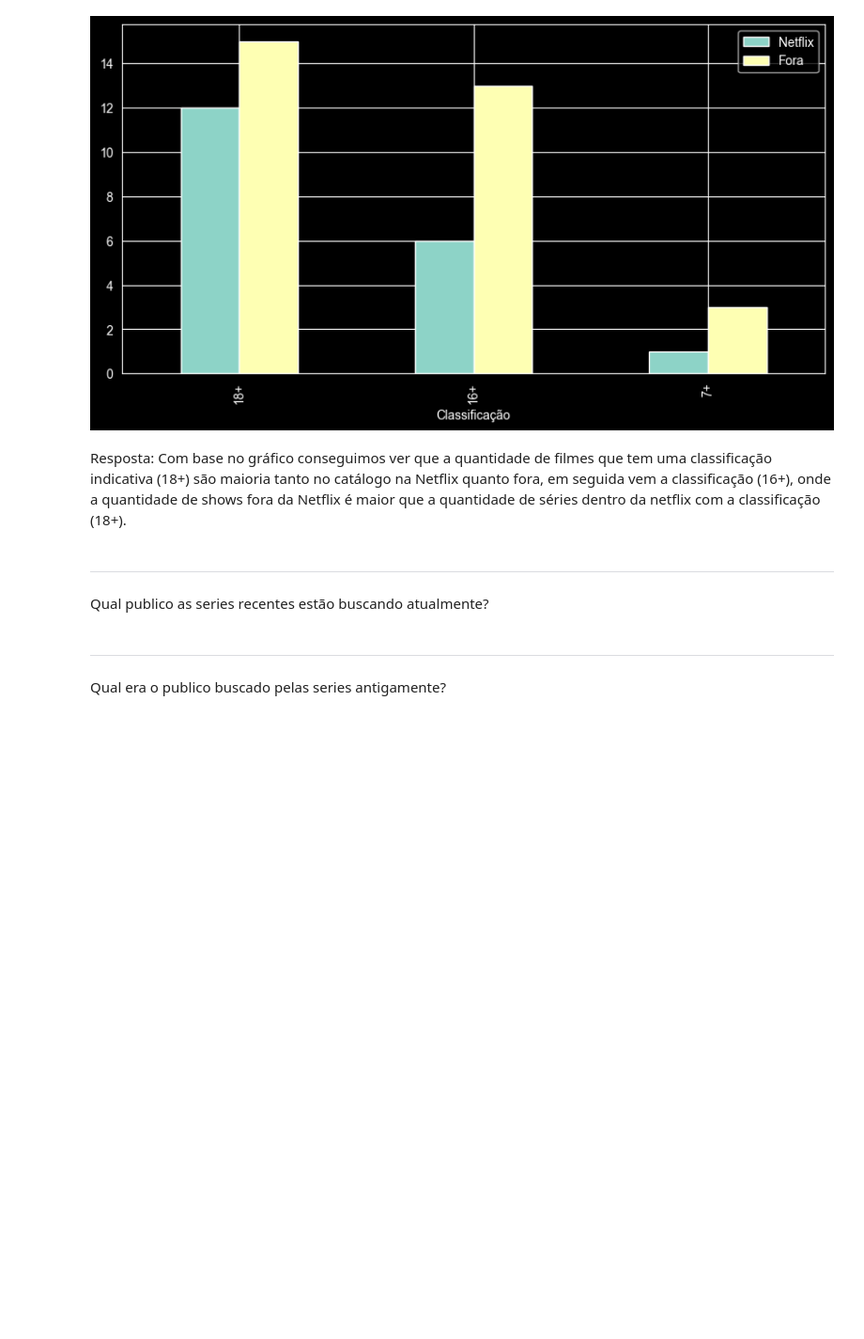
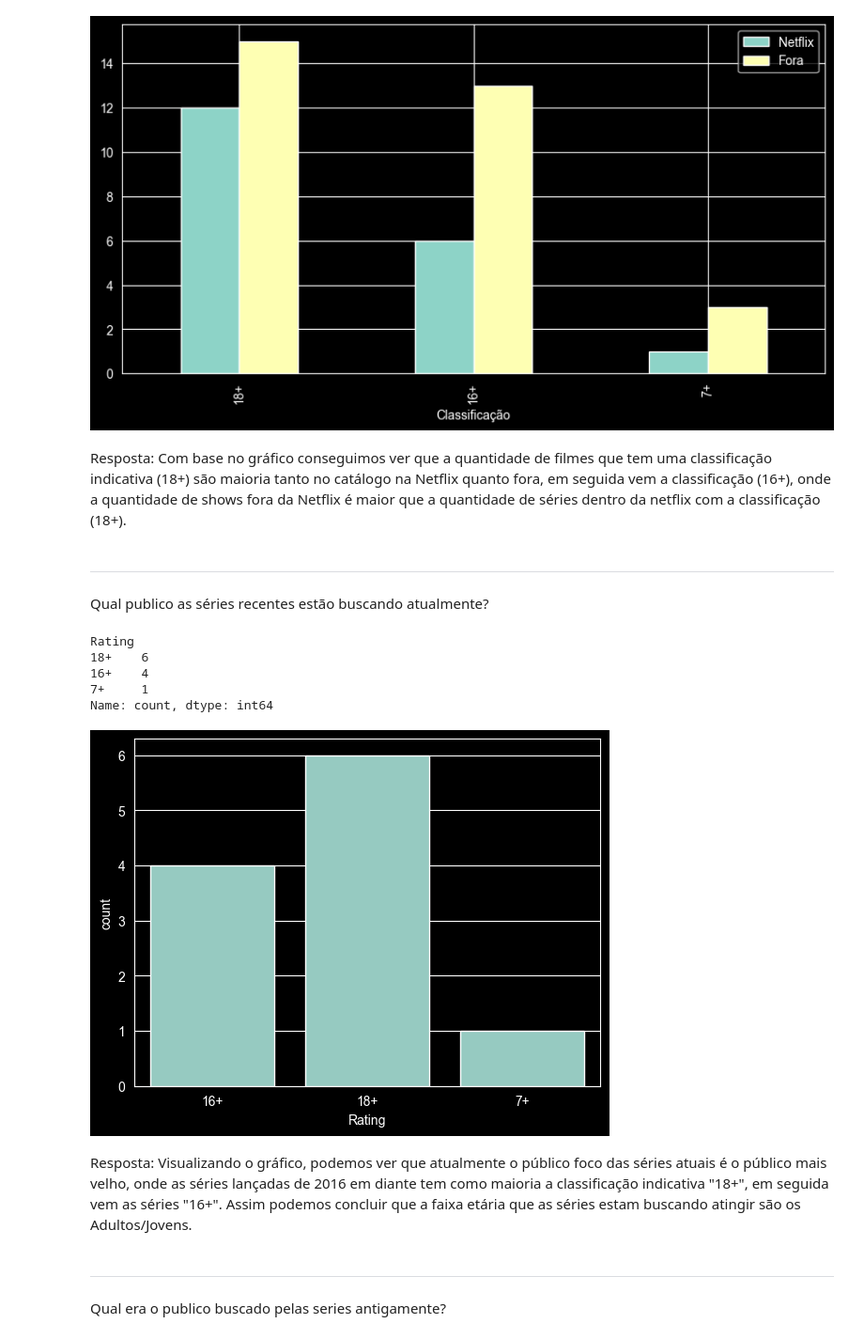
Before and after one commit to Matheus0208/projeto-analise-netflix, a Jupyter notebook: analisetvshows.ipynb, the cells around one changed output. Shown at 94% size. Drawn from its saved outputs; the diff is of its cells as text; code cells hidden in the pictures; blank space fills up the shorter version.

Commit message:
Respondendo as perguntas de publico alvo e finalisando projeto

```diff
--- a/analisetvshows.ipynb
+++ b/analisetvshows.ipynb
@@ -307,7 +307,25 @@ Resposta: Com base no gráfico conseguimos ver que a quantidade de filmes que te
 # %% [markdown]
 ---
 # %% [markdown]
-Qual publico as series recentes estão buscando atualmente?
+Qual publico as séries recentes estão buscando atualmente?
+# %%
+recenteShows = shows['Year'] >= 2016
+dfRecenteShows = shows.loc[recenteShows]
+
+qtdRecentesShows = dfRecenteShows['Rating'].value_counts()
+print(qtdRecentesShows)
+
+sns.countplot(x='Rating', data=dfRecenteShows)
+plt.show()
+# %% [output]
+Rating
+18+    6
+16+    4
+7+     1
+Name: count, dtype: int64
+[figure, added]
+# %% [markdown]
+Resposta: Visualizando o gráfico, podemos ver que atualmente o público foco das séries atuais é o público mais velho, onde as séries lançadas de 2016 em diante tem como maioria a classificação indicativa "18+", em seguida vem as séries "16+". Assim podemos concluir que a faixa etária que as séries estam buscando atingir são os Adultos/Jovens.
 # %% [markdown]
 ---
 # %% [markdown]
```
Also changed, not shown: parts of 2 cells of this notebook.
